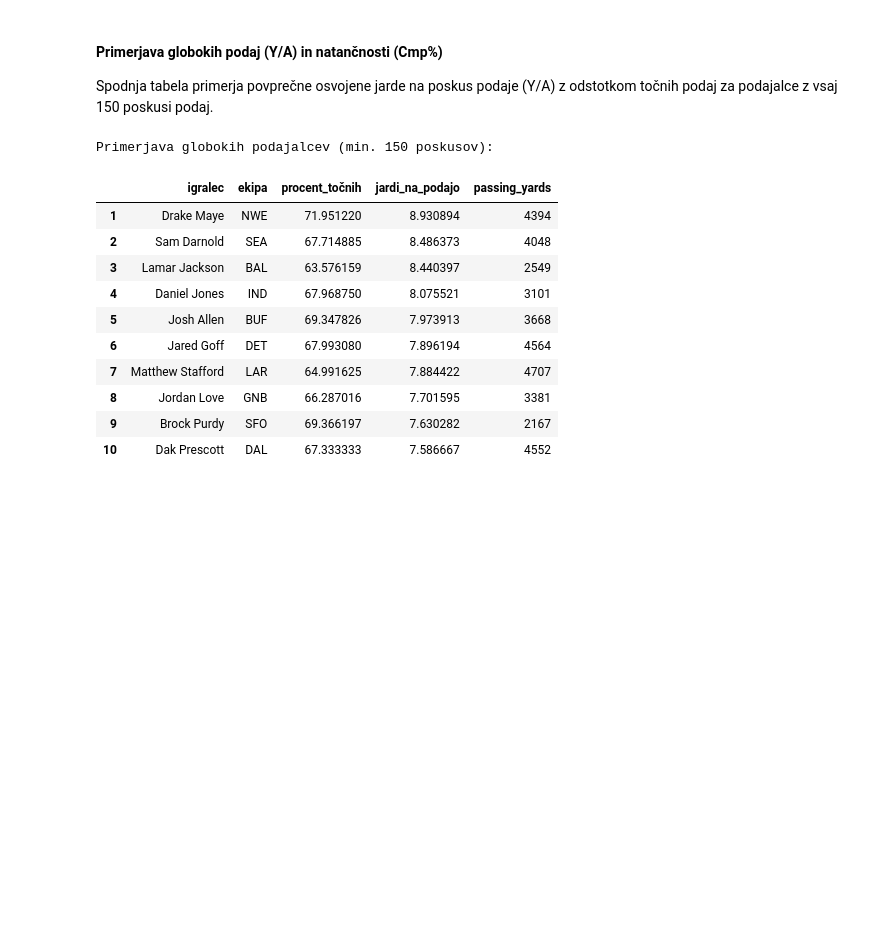
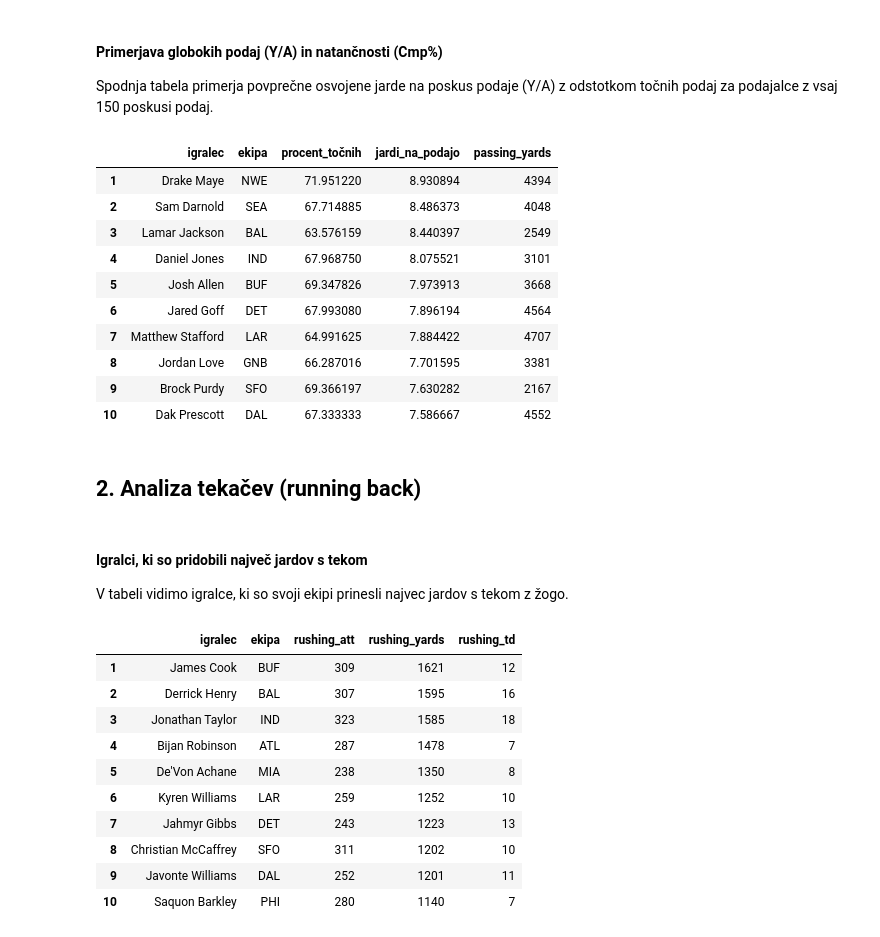
Before and after one commit to tiborprosen/UVP_projektna, a Jupyter notebook: analiza.ipynb, the cells around one changed output. Saved outputs shown, nothing was run; the diff lists cells and outputs as text; code cells hidden in the pictures; blank space fills up the shorter version.

```diff
--- a/analiza.ipynb
+++ b/analiza.ipynb
@@ -125,10 +118,9 @@ rezultat_ya = qb_df[qb_df["passing_att"] > 150].sort_values(by="jardi_na_podajo"
 rezultat_ya = rezultat_ya.reset_index(drop=True)
 rezultat_ya.index = rezultat_ya.index + 1
 
-print("Primerjava globokih podajalcev (min. 150 poskusov):")
+
 rezultat_ya[["igralec", "ekipa", "procent_točnih", "jardi_na_podajo", "passing_yards"]]
 # %% [output]
-Primerjava globokih podajalcev (min. 150 poskusov):
 |  | igralec | ekipa | procent_točnih | jardi_na_podajo | passing_yards |
 | 1 | Drake Maye | NWE | 71.951220 | 8.930894 | 4394 |
 | 2 | Sam Darnold | SEA | 67.714885 | 8.486373 | 4048 |
@@ -140,3 +132,30 @@ Primerjava globokih podajalcev (min. 150 poskusov):
 | 8 | Jordan Love | GNB | 66.287016 | 7.701595 | 3381 |
 | 9 | Brock Purdy | SFO | 69.366197 | 7.630282 | 2167 |
 | 10 | Dak Prescott | DAL | 67.333333 | 7.586667 | 4552 |
+# %% [markdown]
+## 2. Analiza tekačev (running back)
+# %% [markdown]
+#### Igralci, ki so pridobili največ jardov s tekom
+V tabeli vidimo igralce, ki so svoji ekipi prinesli najvec jardov s tekom z žogo.
+# %%
+# Izberemo absolutnih top 10 tekačev (RB) po skupnih tekaških jardih ne glede na prag poskusov
+top_10_rb_skupaj = df[df["pozicija"] == "RB"].sort_values(by="rushing_yards", ascending=False).head(10).copy()
+
+# Ponastavimo indeks od 1 do 10
+top_10_rb_skupaj = top_10_rb_skupaj.reset_index(drop=True)
+top_10_rb_skupaj.index = top_10_rb_skupaj.index + 1
+
+
+top_10_rb_skupaj[["igralec", "ekipa", "rushing_att", "rushing_yards", "rushing_td"]]
+# %% [output]
+|  | igralec | ekipa | rushing_att | rushing_yards | rushing_td |
+| 1 | James Cook | BUF | 309 | 1621 | 12 |
+| 2 | Derrick Henry | BAL | 307 | 1595 | 16 |
+| 3 | Jonathan Taylor | IND | 323 | 1585 | 18 |
+| 4 | Bijan Robinson | ATL | 287 | 1478 | 7 |
+| 5 | De'Von Achane | MIA | 238 | 1350 | 8 |
+| 6 | Kyren Williams | LAR | 259 | 1252 | 10 |
+| 7 | Jahmyr Gibbs | DET | 243 | 1223 | 13 |
+| 8 | Christian McCaffrey | SFO | 311 | 1202 | 10 |
+| 9 | Javonte Williams | DAL | 252 | 1201 | 11 |
+| 10 | Saquon Barkley | PHI | 280 | 1140 | 7 |
```
Also changed, not shown: parts of 12 cells of this notebook.
